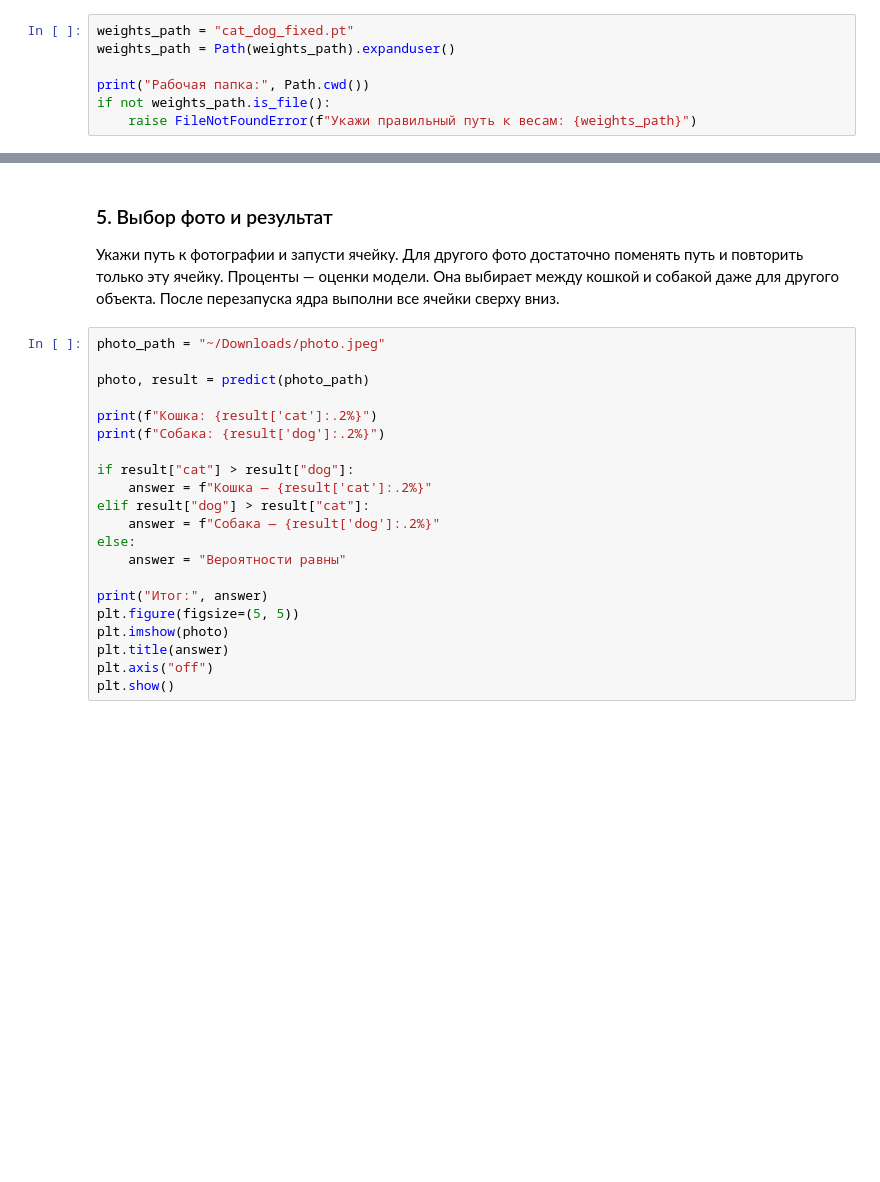
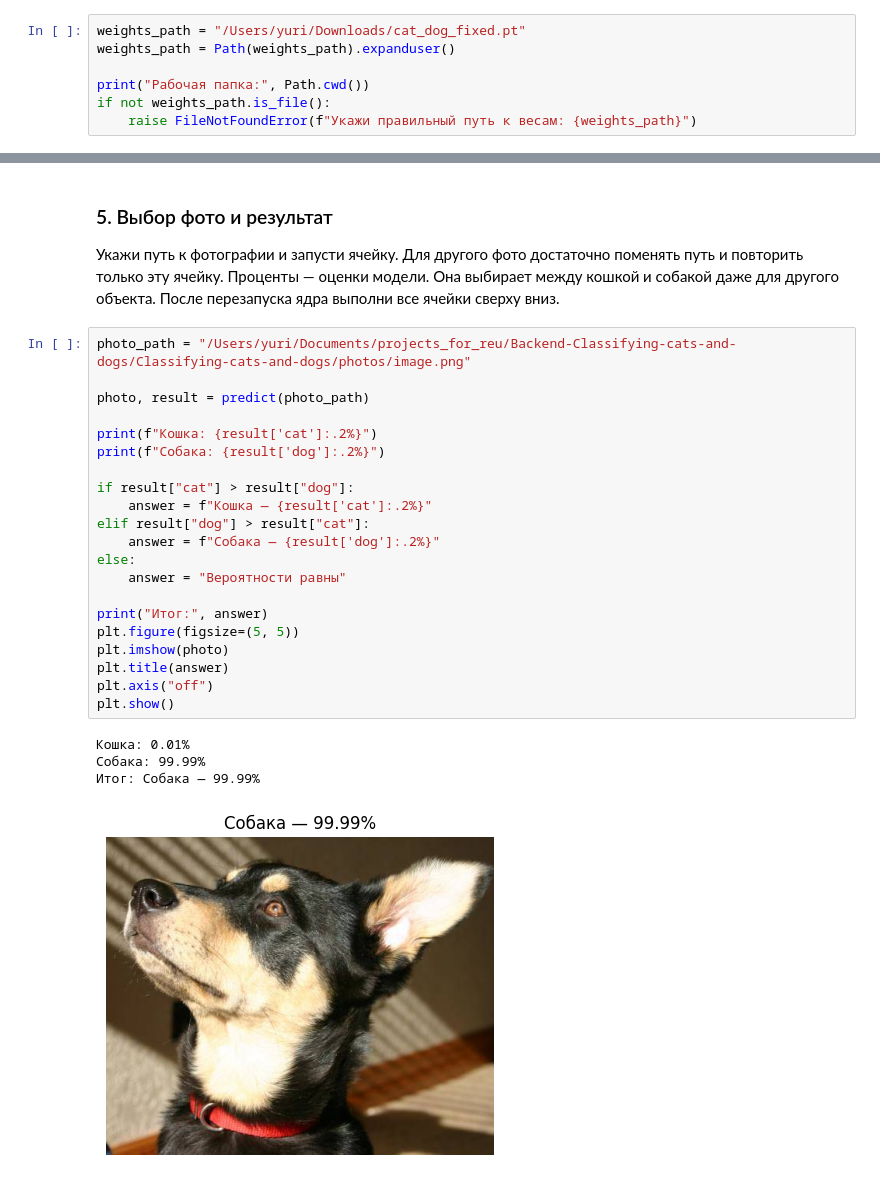
Before and after one commit to Shyrup4ik/Classifying-cats-and-dogs, a Jupyter notebook: Run_ResNet18.ipynb, the cells around one changed output, grey strips where cells are left out. Drawn from its saved outputs; the diff is of its cells as text; blank space fills up the shorter version.

Commit message:
Add backend, frontend and Docker deployment

```diff
--- a/Run_ResNet18.ipynb
+++ b/Run_ResNet18.ipynb
@@ -20,7 +20,7 @@ device = "cpu"
 ### 2. Файл весов
 Положи `cat_dog_fixed.pt` в рабочую папку или укажи полный путь, например `~/Downloads/cat_dog_fixed.pt`. Нужны веса именно твоей адаптированной ResNet18, а не CNN или EfficientNet.
 # %%
-weights_path = "cat_dog_fixed.pt"
+weights_path = "/Users/yuri/Downloads/cat_dog_fixed.pt"
 weights_path = Path(weights_path).expanduser()
 
 print("Рабочая папка:", Path.cwd())
@@ -74,23 +78,28 @@ def predict(path):
 Укажи путь к фотографии и запусти ячейку. Для другого фото достаточно поменять путь и повторить только эту ячейку.
 Проценты — оценки модели. Она выбирает между кошкой и собакой даже для другого объекта. После перезапуска ядра выполни все ячейки сверху вниз.
 # %%
-photo_path = "~/Downloads/photo.jpeg"
+photo_path = "/Users/yuri/Documents/projects_for_reu/Backend-Classifying-cats-and-dogs/Classifying-cats-and-dogs/photos/image.png"
 
 photo, result = predict(photo_path)
 
 print(f"Кошка: {result['cat']:.2%}")
 print(f"Собака: {result['dog']:.2%}")
 
 if result["cat"] > result["dog"]:
     answer = f"Кошка — {result['cat']:.2%}"
 elif result["dog"] > result["cat"]:
     answer = f"Собака — {result['dog']:.2%}"
 else:
     answer = "Вероятности равны"
 
 print("Итог:", answer)
 plt.figure(figsize=(5, 5))
 plt.imshow(photo)
 plt.title(answer)
 plt.axis("off")
 plt.show()
+# %% [output]
+Кошка: 0.01%
+Собака: 99.99%
+Итог: Собака — 99.99%
+[figure, added]
```
Also changed, not shown: parts of 2 cells of this notebook, 34 other files.
